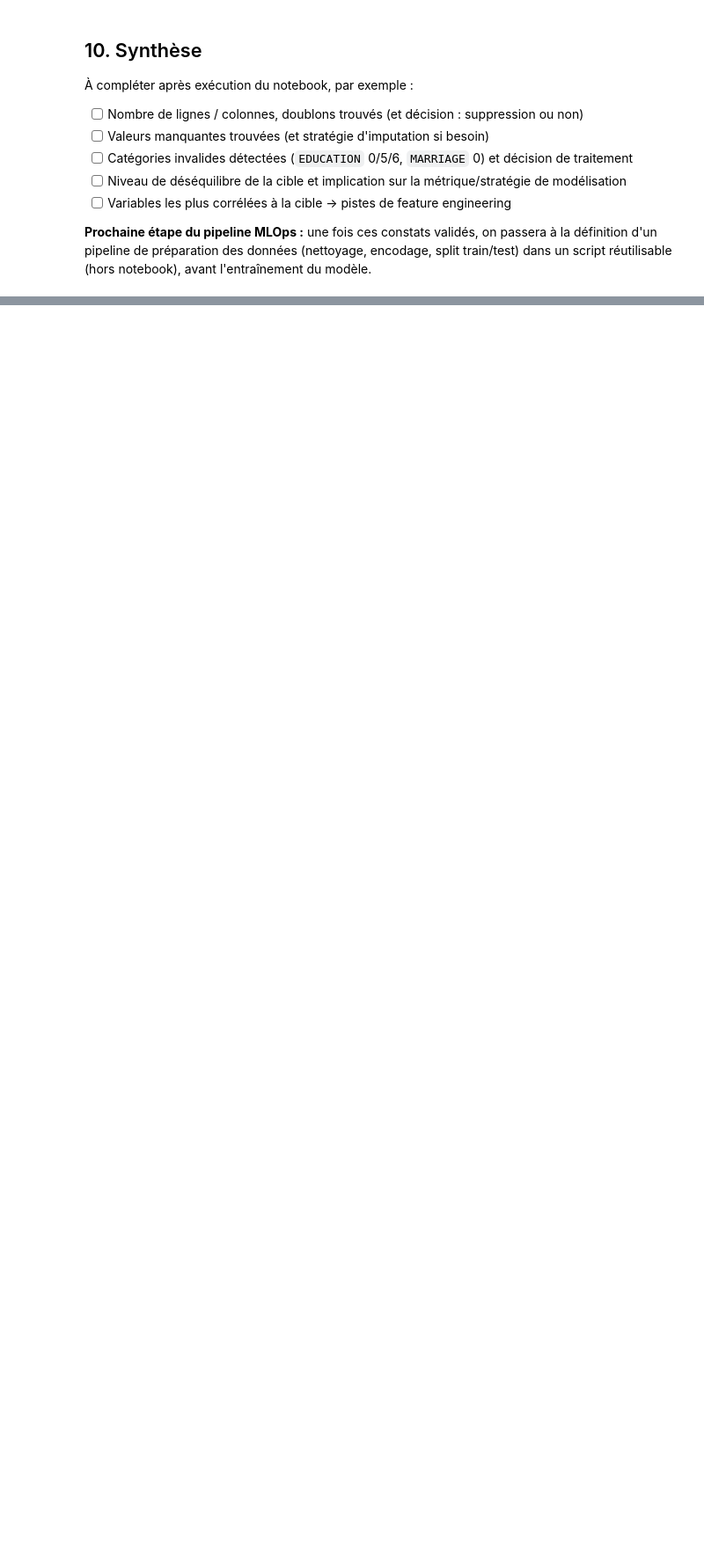
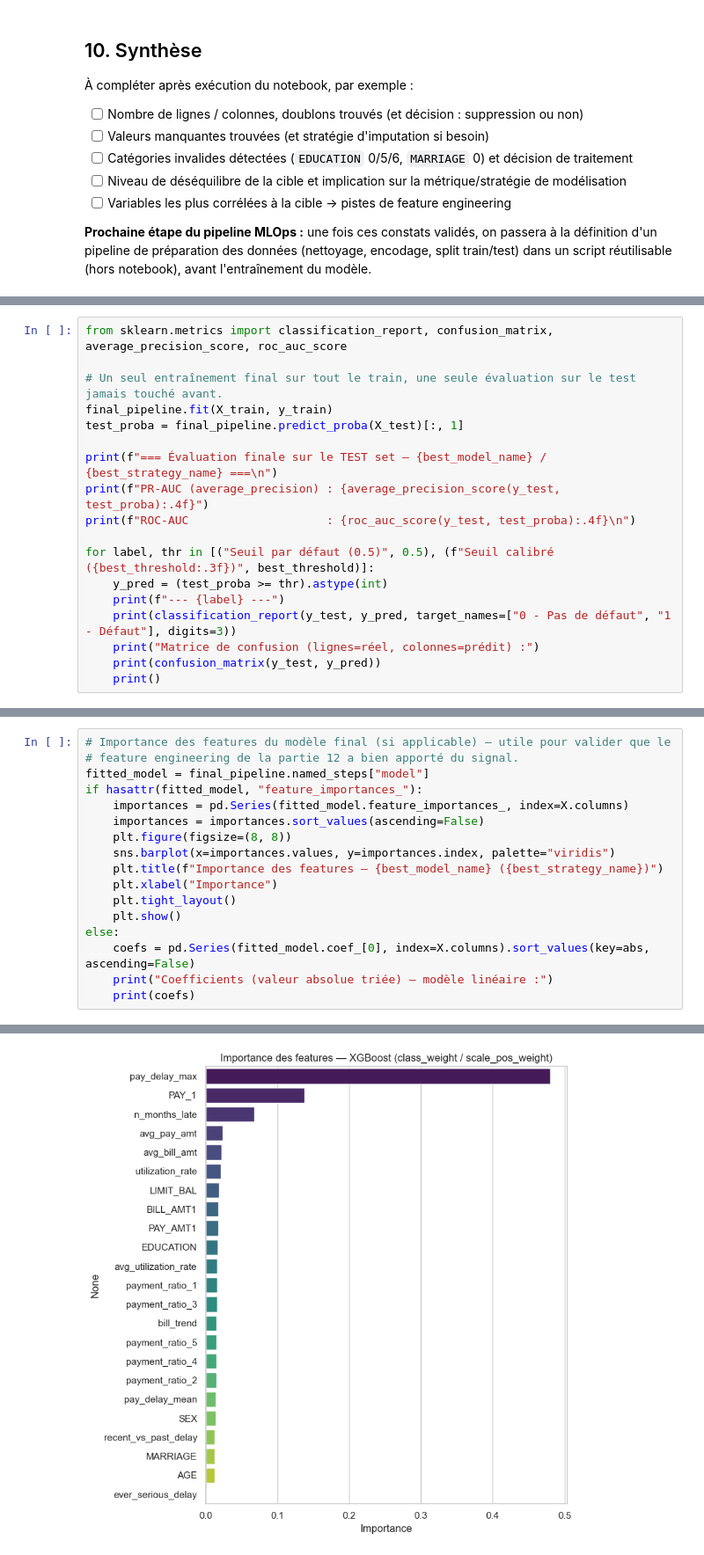
Before and after one commit to Abdelmoughitelhassani/Pipeline_MLOps_pred_retard_paiement, a Jupyter notebook: notebooks/01_eda_analyse_donnees.ipynb, the cells around one changed output, grey strips where cells are left out. Shown at 88% size. Saved outputs shown, nothing was run; the diff lists cells and outputs as text; blank space fills up the shorter version.

```diff
--- a/notebooks/01_eda_analyse_donnees.ipynb
+++ b/notebooks/01_eda_analyse_donnees.ipynb
@@ -372,0 +856,18 @@ réutilisable (hors notebook), avant l'entraînement du modèle.
+# %%
+from sklearn.metrics import classification_report, confusion_matrix, average_precision_score, roc_auc_score
+
+# Un seul entraînement final sur tout le train, une seule évaluation sur le test jamais touché avant.
+final_pipeline.fit(X_train, y_train)
+test_proba = final_pipeline.predict_proba(X_test)[:, 1]
+
+print(f"=== Évaluation finale sur le TEST set — {best_model_name} / {best_strategy_name} ===\n")
+print(f"PR-AUC (average_precision) : {average_precision_score(y_test, test_proba):.4f}")
+print(f"ROC-AUC                    : {roc_auc_score(y_test, test_proba):.4f}\n")
+
+for label, thr in [("Seuil par défaut (0.5)", 0.5), (f"Seuil calibré ({best_threshold:.3f})", best_threshold)]:
+    y_pred = (test_proba >= thr).astype(int)
+    print(f"--- {label} ---")
+    print(classification_report(y_test, y_pred, target_names=["0 - Pas de défaut", "1 - Défaut"], digits=3))
+    print("Matrice de confusion (lignes=réel, colonnes=prédit) :")
+    print(confusion_matrix(y_test, y_pred))
+    print()
@@ -372,0 +892,18 @@ réutilisable (hors notebook), avant l'entraînement du modèle.
+# %%
+# Importance des features du modèle final (si applicable) — utile pour valider que le
+# feature engineering de la partie 12 a bien apporté du signal.
+fitted_model = final_pipeline.named_steps["model"]
+if hasattr(fitted_model, "feature_importances_"):
+    importances = pd.Series(fitted_model.feature_importances_, index=X.columns)
+    importances = importances.sort_values(ascending=False)
+    plt.figure(figsize=(8, 8))
+    sns.barplot(x=importances.values, y=importances.index, palette="viridis")
+    plt.title(f"Importance des features — {best_model_name} ({best_strategy_name})")
+    plt.xlabel("Importance")
+    plt.tight_layout()
+    plt.show()
+else:
+    coefs = pd.Series(fitted_model.coef_[0], index=X.columns).sort_values(key=abs, ascending=False)
+    print("Coefficients (valeur absolue triée) — modèle linéaire :")
+    print(coefs)
+# %% [output]
@@ -372,0 +913 @@ réutilisable (hors notebook), avant l'entraînement du modèle.
+[figure, added]
```
Also changed, not shown: parts of 20 cells of this notebook, 43 other files.
